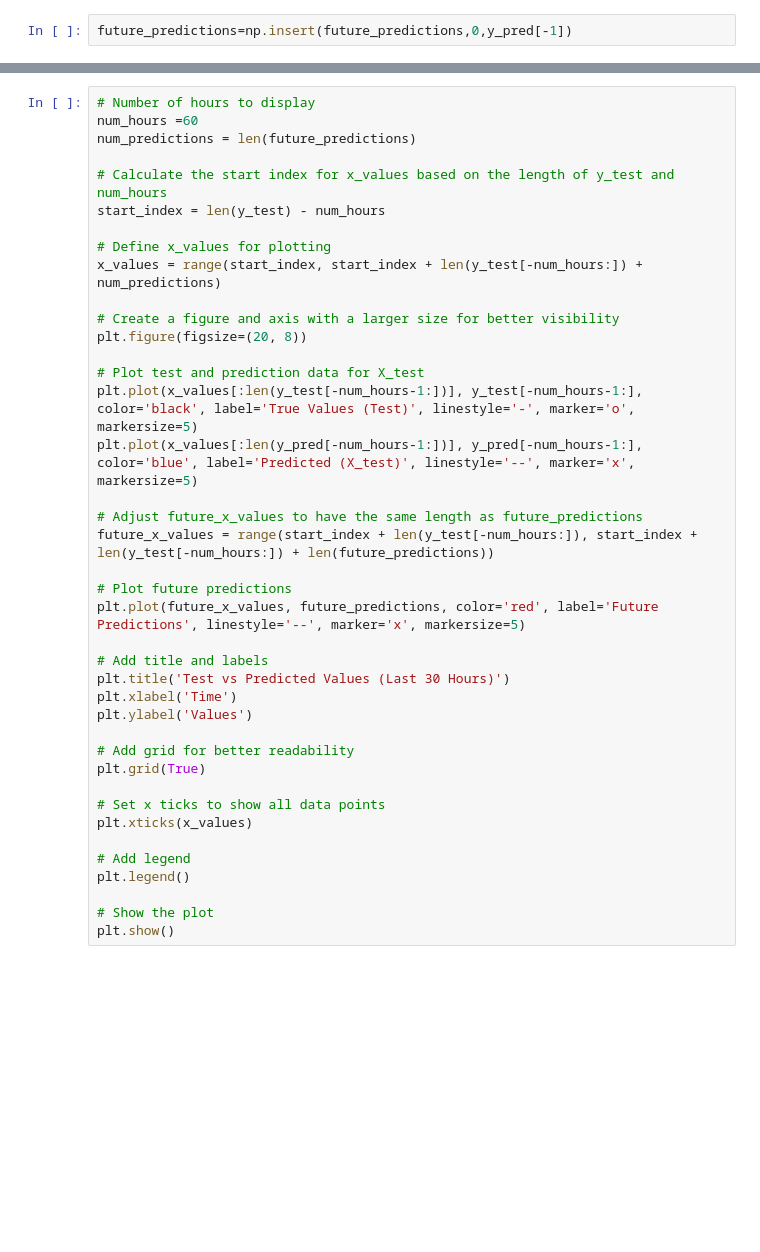
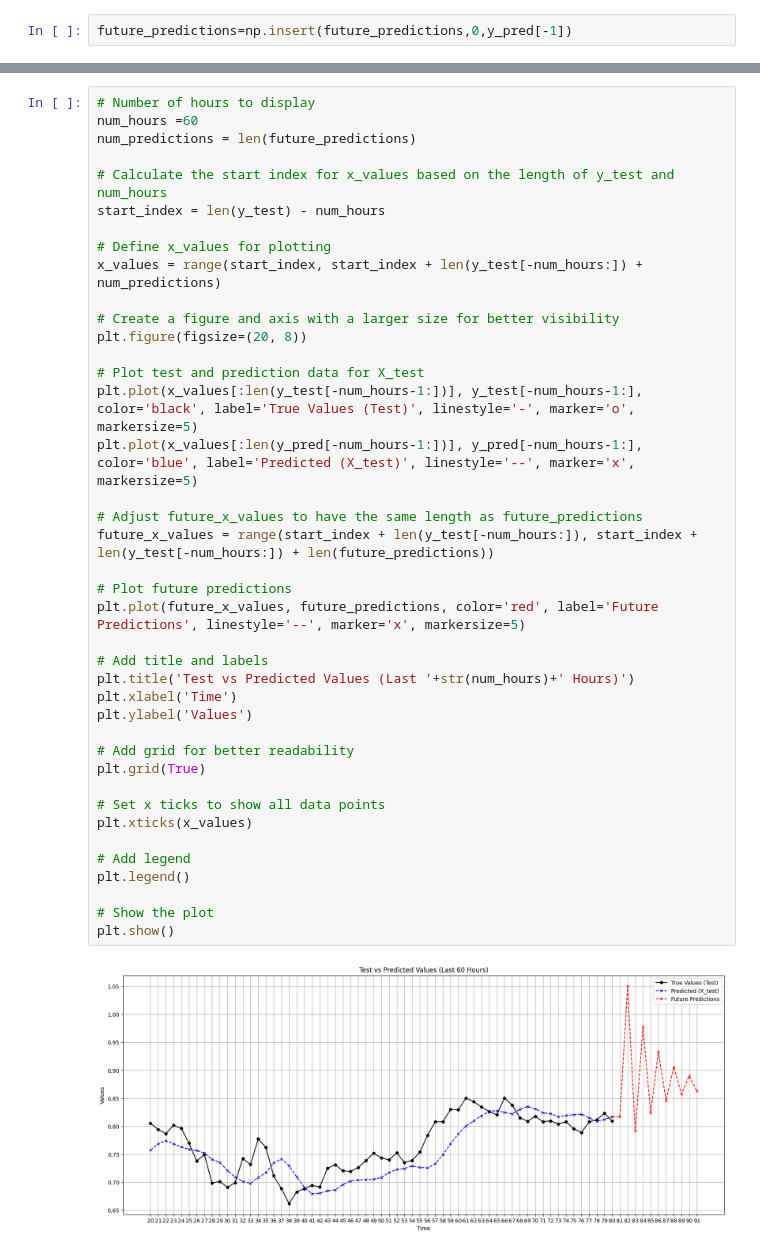
Before and after one commit to Hozayfa-18/Trend-predection-using-LSTM, a Jupyter notebook: LSTM_TrendPrediction_1.ipynb, the cells around one changed output, grey strips where cells are left out. Drawn from its saved outputs; the diff is of its cells as text; blank space fills up the shorter version.

```diff
--- a/LSTM_TrendPrediction_1.ipynb
+++ b/LSTM_TrendPrediction_1.ipynb
@@ -457,31 +498,33 @@ start_index = len(y_test) - num_hours
 x_values = range(start_index, start_index + len(y_test[-num_hours:]) + num_predictions)
 
 # Create a figure and axis with a larger size for better visibility
 plt.figure(figsize=(20, 8))
 
 # Plot test and prediction data for X_test
 plt.plot(x_values[:len(y_test[-num_hours-1:])], y_test[-num_hours-1:], color='black', label='True Values (Test)', linestyle='-', marker='o', markersize=5)
 plt.plot(x_values[:len(y_pred[-num_hours-1:])], y_pred[-num_hours-1:], color='blue', label='Predicted (X_test)', linestyle='--', marker='x', markersize=5)
 
 # Adjust future_x_values to have the same length as future_predictions
 future_x_values = range(start_index + len(y_test[-num_hours:]), start_index + len(y_test[-num_hours:]) + len(future_predictions))
 
 # Plot future predictions
 plt.plot(future_x_values, future_predictions, color='red', label='Future Predictions', linestyle='--', marker='x', markersize=5)
 
 # Add title and labels
-plt.title('Test vs Predicted Values (Last 30 Hours)')
+plt.title('Test vs Predicted Values (Last '+str(num_hours)+' Hours)')
 plt.xlabel('Time')
 plt.ylabel('Values')
 
 # Add grid for better readability
 plt.grid(True)
 
 # Set x ticks to show all data points
 plt.xticks(x_values)
 
 # Add legend
 plt.legend()
 
 # Show the plot
 plt.show()
+# %% [output]
+[figure, added]
```
Also changed, not shown: parts of 12 cells of this notebook.
